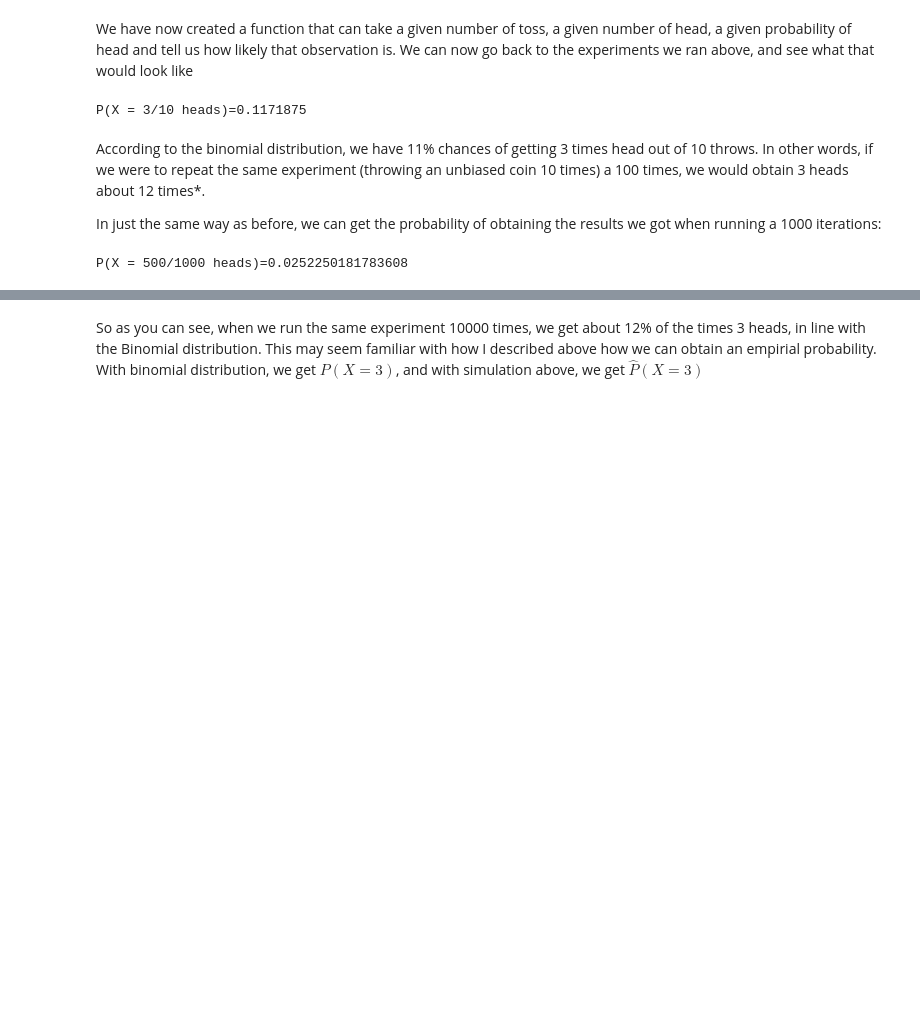
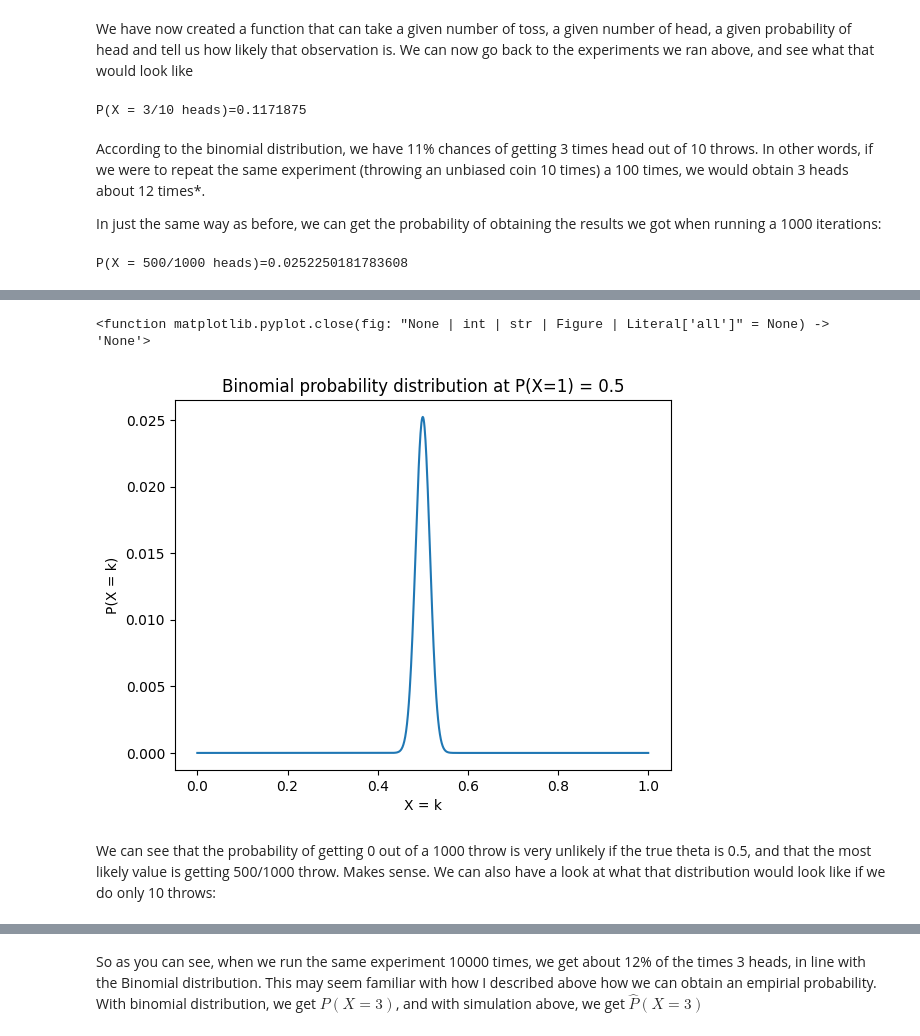
Before and after one commit to AlexLepauvre/variation_laplace_for_dummies, a Jupyter notebook: VariationalLaplaceForDummies/_build/html/_sources/BayesianStatistics.ipynb, the cells around one changed output, grey strips where cells are left out. Cells and saved outputs as stored; diff of their text form; code cells hidden in the pictures; blank space fills up the shorter version.

```diff
--- a/VariationalLaplaceForDummies/_build/html/_sources/BayesianStatistics.ipynb
+++ b/VariationalLaplaceForDummies/_build/html/_sources/BayesianStatistics.ipynb
@@ -403,0 +434,18 @@ Error:
+# %%
+n_throw = 1000  # Number of throw
+theta = 0.5  # Probability of obtaining head
+n_head = range(n_throw+1)  # We want to know the probability of getting 0 heads, 2 heads... up to a 1000 heads out of our 1000 throws
+
+
+distribution = [binomial_distribution(n_throw,k, theta) for k in n_head]
+fig, ax = plt.subplots()
+ax.plot([k/n_throw for k in list(n_head)], distribution)
+ax.set_xlabel("X = k")
+ax.set_ylabel("P(X = k)")
+ax.set_title("Binomial probability distribution at P(X=1) = 0.5")
+plt.close
+# %% [output]
+<function matplotlib.pyplot.close(fig: "None | int | str | Figure | Literal['all']" = None) -> 'None'>
+[figure, added]
+# %% [markdown]
+We can see that the probability of getting 0 out of a 1000 throw is very unlikely if the true theta is 0.5, and that the most likely value is getting 500/1000 throw. Makes sense. We can also have a look at what that distribution would look like if we do only 10 throws:
```
Also changed, not shown: parts of 33 cells of this notebook, 13 other files.
